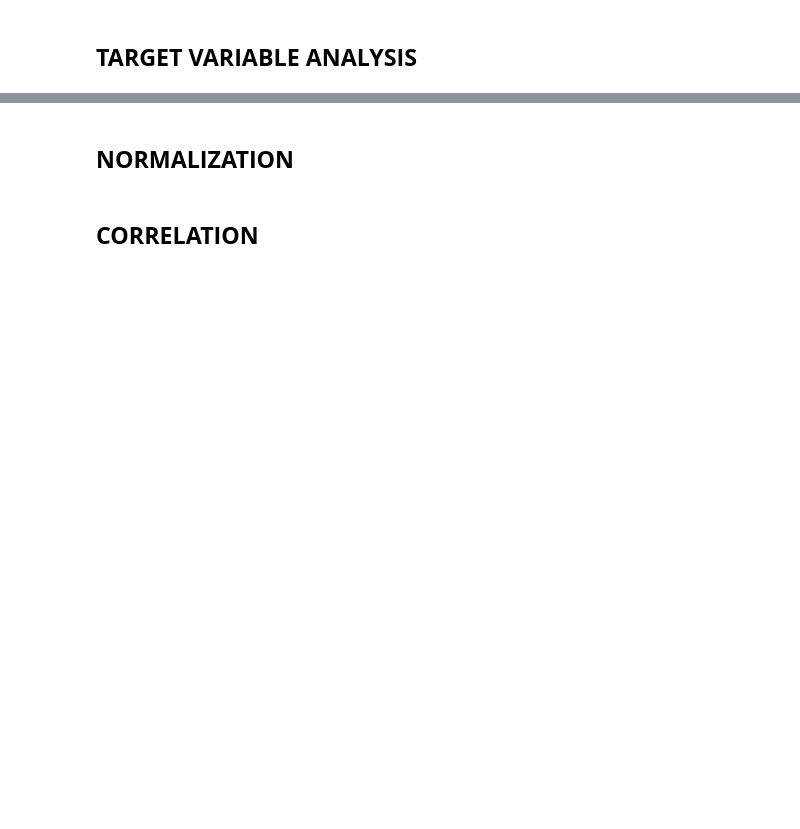
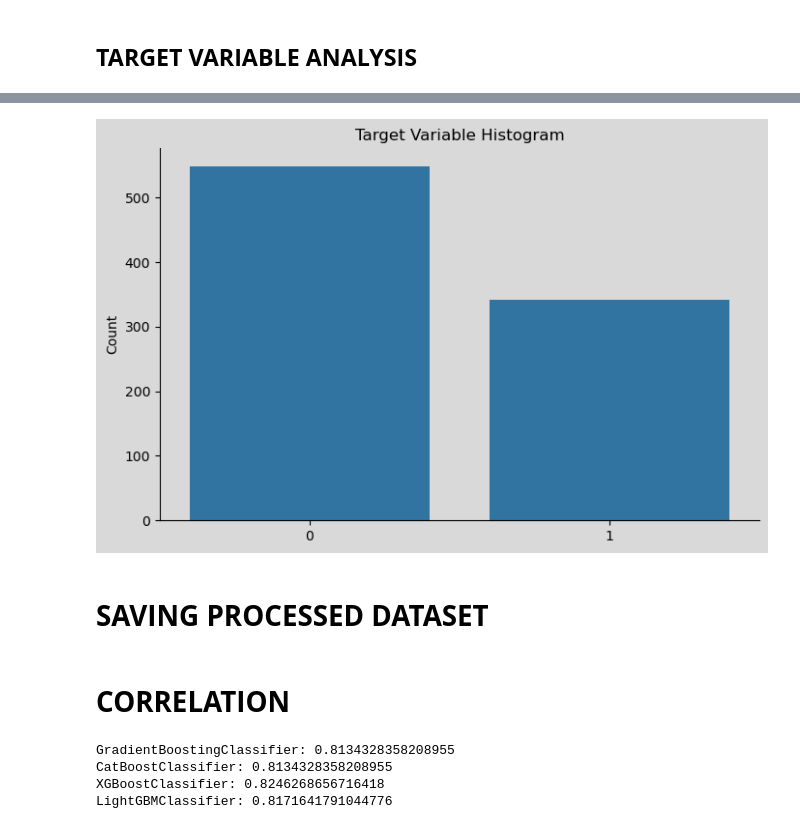
Before and after one commit to fabiogaldinho/Titanic-Classification, a Jupyter notebook: notebooks/02_EDA.ipynb, the cells around one changed output, grey strips where cells are left out. Cells and saved outputs as stored; diff of their text form; code cells hidden in the pictures; blank space fills up the shorter version.

```diff
--- a/notebooks/02_EDA.ipynb
+++ b/notebooks/02_EDA.ipynb
@@ -337,0 +459,3 @@ df['IsSingle'] = df[df['Name'].str.contains("Miss", na=False)]
+# %%
+df['Title'] = df['Name'].str.extract(' ([A-Za-z]+)\\.', expand=False)
+df['Title'].value_counts(normalize=True) * 100
@@ -337,0 +482,7 @@ df['IsSingle'] = df[df['Name'].str.contains("Miss", na=False)]
+# %%
+df['Title'] = df['Title'].map({"Mr": "Mr", "Miss": "Miss", "Mrs": "Mrs"}).fillna("Other")
+
+df_test['Title'] = df_test['Name'].str.extract(' ([A-Za-z]+)\\.', expand=False)
+df_test['Title'] = df_test['Title'].map({"Mr": "Mr", "Miss": "Miss", "Mrs": "Mrs"}).fillna("Other")
+
+KFTE(df, df_test, 'Title', 'Survived')
@@ -337,0 +491,8 @@ df['IsSingle'] = df[df['Name'].str.contains("Miss", na=False)]
+# %%
+df['Deck'] = df['Cabin'].str[0]
+df['Deck'] = df['Deck'].fillna('U')
+
+df_test['Deck'] = df_test['Cabin'].str[0]
+df_test['Deck'] = df_test['Deck'].fillna('U')
+
+KFTE(df, df_test, 'Deck', 'Survived')
@@ -338,2 +501,6 @@ df['IsSingle'] = df[df['Name'].str.contains("Miss", na=False)]
+# %%
+df['HasCabin'] = df['Cabin'].notnull().astype(int)
+
+df_test['HasCabin'] = df_test['Cabin'].notnull().astype(int)
 # %% [markdown]
 ## **TARGET VARIABLE ANALYSIS**
@@ -355,0 +507,6 @@ df[(df['Sex'] == 'male') & (df['SibSp'] == 0)]
+# %%
+CountPlot(df['Survived'], "Target Variable Histogram", 8, 5)
+# %% [output]
+[figure, added]
+# %% [markdown]
+# **SAVING PROCESSED DATASET**
@@ -356,4 +528,36 @@ df[(df['Sex'] == 'male') & (df['SibSp'] == 0)]
 # %% [markdown]
-## **NORMALIZATION**
+# **CORRELATION**
-# %% [markdown]
-## **CORRELATION**
+# %%
+columns = ['PassengerId', 'Survived', 'Pclass', 'Name', 'Sex', 'Ticket', 'Cabin', 'Embarked', 'Pclass_1', 'Pclass_2',
+           'Pclass_3', 'Embarked_C', 'Embarked_Q', 'Embarked_S', 'Stage', 'Title', 'Deck', 'Fare']
+
+x_data = df.drop(columns = columns, axis = 1).copy()
+y_data = df[['Survived']].copy()
+
+x_train, x_test, y_train, y_test = train_test_split(x_data, y_data, test_size=0.30, random_state=13)
+
+gbc = GradientBoostingClassifier(random_state=13)
+gbc.fit(x_train, y_train)
+yhat1 = gbc.predict(x_test)
+
+cbc = CatBoostClassifier(verbose = 0, random_state=13)
+cbc.fit(x_train, y_train)
+yhat2 = cbc.predict(x_test)
+
+xgbc = xgb.XGBClassifier(random_state=13)
+xgbc.fit(x_train, y_train)
+yhat3 = xgbc.predict(x_test)
+
+lgbm = LGBMClassifier(verbose = -1, random_state=13)
+lgbm.fit(x_train, y_train)
+yhat4 = lgbm.predict(x_test)
+
+print("GradientBoostingClassifier:", accuracy_score(y_test, yhat1))
+print("CatBoostClassifier:", accuracy_score(y_test, yhat2))
+print("XGBoostClassifier:", accuracy_score(y_test, yhat3))
+print("LightGBMClassifier:", accuracy_score(y_test, yhat4), "\n")
+# %% [output]
+GradientBoostingClassifier: 0.8134328358208955
+CatBoostClassifier: 0.8134328358208955
+XGBoostClassifier: 0.8246268656716418
+LightGBMClassifier: 0.8171641791044776
```
Also changed, not shown: parts of 53 cells of this notebook, 10 other files.
